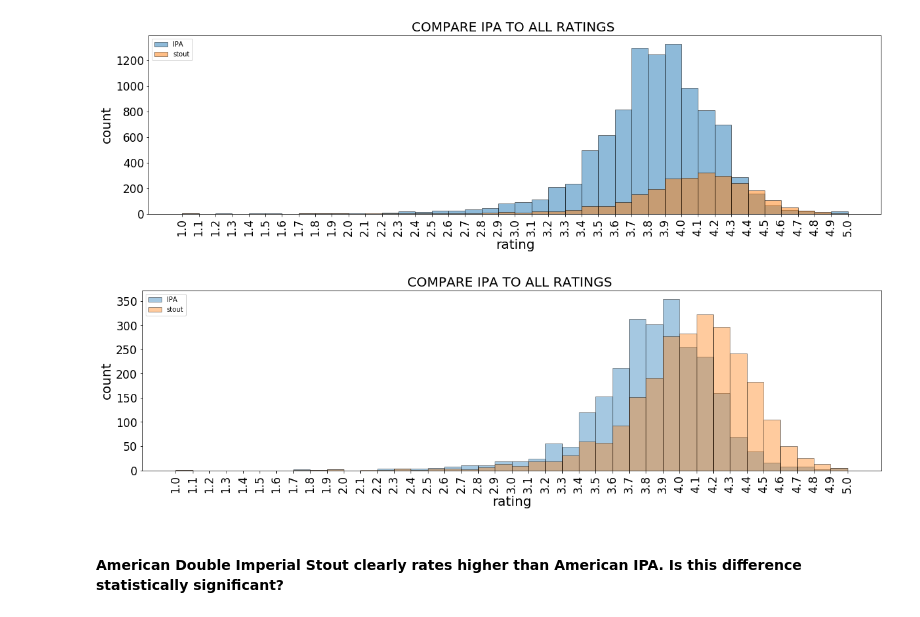
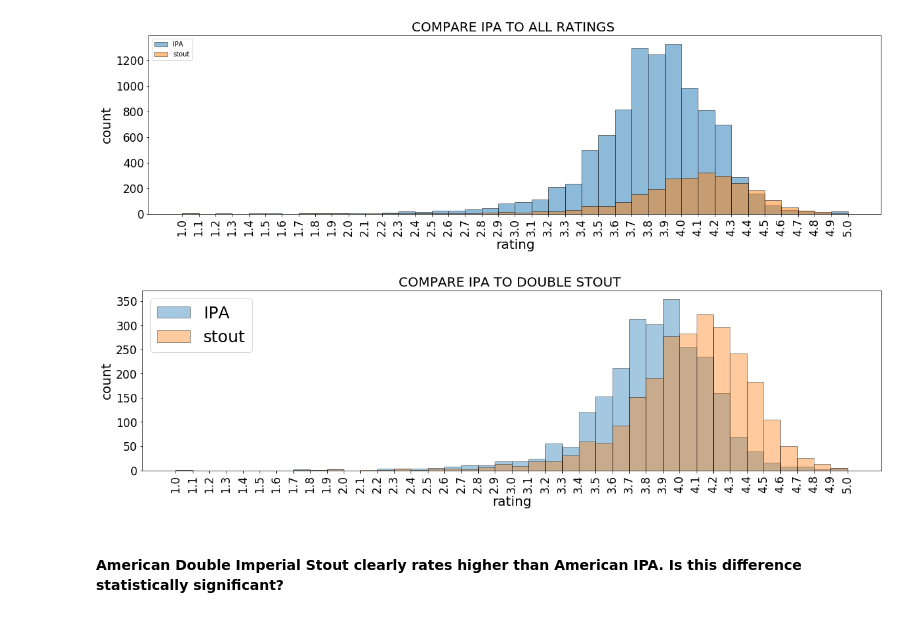
Before and after one commit to misterhappy2/BeerReviews, a Jupyter notebook: Beer Review stats.ipynb, the cells around one changed output. Saved outputs shown, nothing was run; the diff lists cells and outputs as text; code cells hidden in the pictures.

```diff
--- a/Beer Review stats.ipynb
+++ b/Beer Review stats.ipynb
@@ -211,19 +211,19 @@ plt.show()
 # %%
 # re-do the histogram with same number of ratings for each
 length = min(len(AmerDblImpStout.rating), len(AmericanIPA.rating))
 bins= np.arange(1,5.1,0.1)   # bins from 1 to 5, increments of 0.1
 _= plt.figure(figsize=(20,5))
 _= plt.hist(AmericanIPA.rating[:length], bins=bins, alpha=0.4, edgecolor="k", label='IPA')
 _= plt.hist(AmerDblImpStout.rating[:length], bins=bins, alpha=0.4, edgecolor="k", label='stout')
 _= plt.xticks(bins, rotation='vertical',size=17)
 _= plt.yticks(size=17)
-_= plt.title('COMPARE IPA TO ALL RATINGS ', size=20)
+_= plt.title('COMPARE IPA TO DOUBLE STOUT ', size=20)
 _= plt.xlabel('rating', size=20)
 _= plt.ylabel('count', size=20)
-_= plt.legend(loc='upper left')
+_= plt.legend(loc='upper left', prop={'size':25})
 plt.show()
 # %% [output]
-[figure, old version]
+[figure, new version]
 # %% [markdown]
 #### American Double Imperial Stout clearly rates higher than American IPA.  Is this difference statistically significant?
 # %%
```
Also changed, not shown: parts of 1 cell of this notebook.
